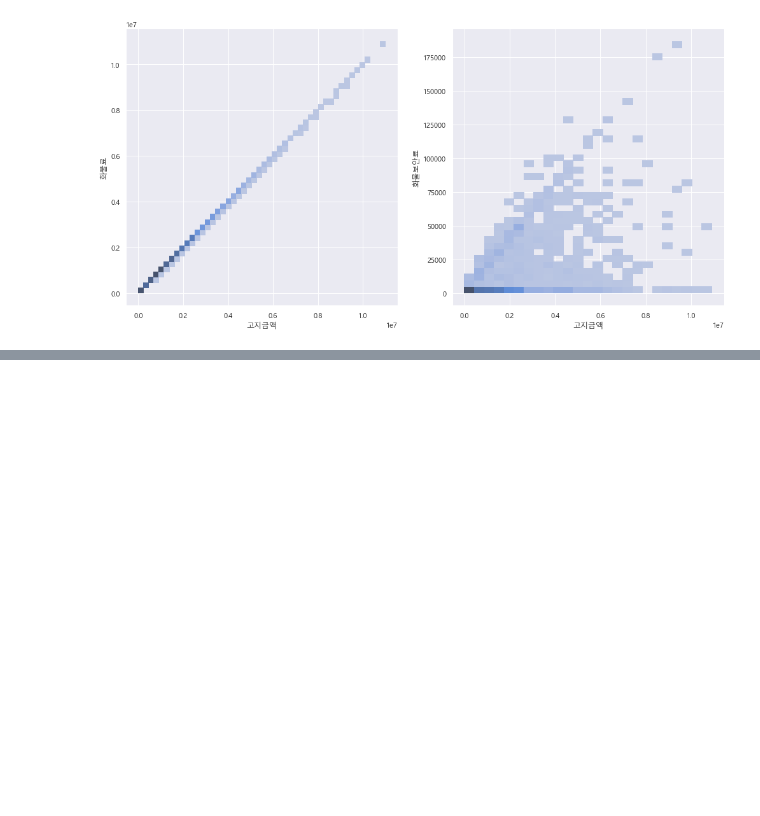
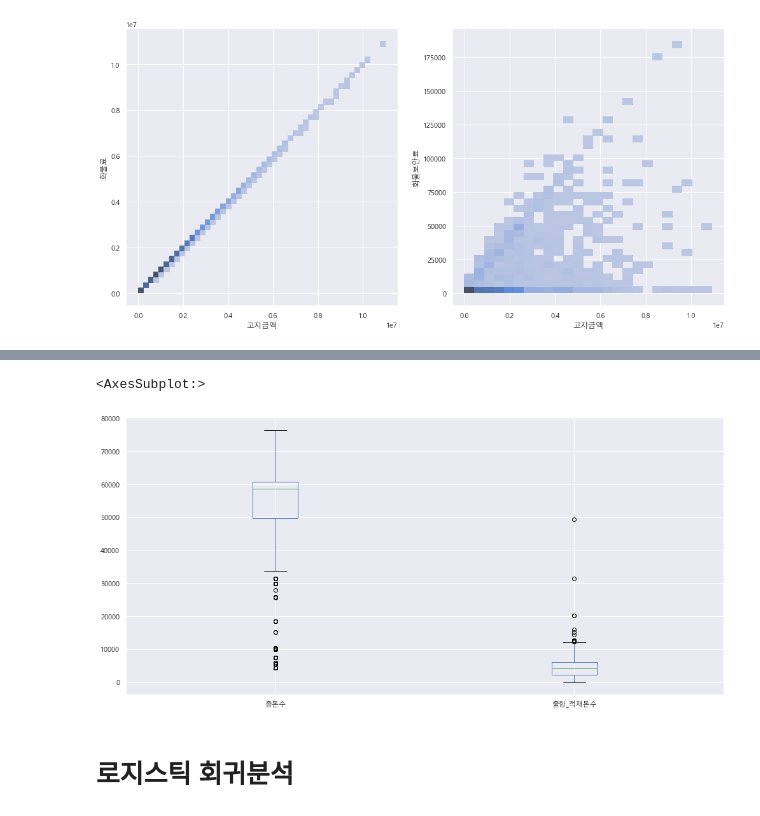
Before and after one commit to one-gidung/UPA_Smart_Port, a Jupyter notebook: Merged data EDA 7차.ipynb, the cells around one changed output, grey strips where cells are left out. Cells and saved outputs as stored; diff of their text form; code cells hidden in the pictures; blank space fills up the shorter version.

```diff
--- a/Merged data EDA 7차.ipynb
+++ b/Merged data EDA 7차.ipynb
@@ -193,0 +233,7 @@ sns.histplot(x=df['화물료'], y=df['화물보안료'], ax=axes[2])
+# %%
+df[['총톤수','출항_적재톤수']].plot(kind='box')
+# %% [output]
+<AxesSubplot:>
+[figure, added]
+# %% [markdown]
+# 로지스틱 회귀분석
```
Also changed, not shown: parts of 13 cells of this notebook.
